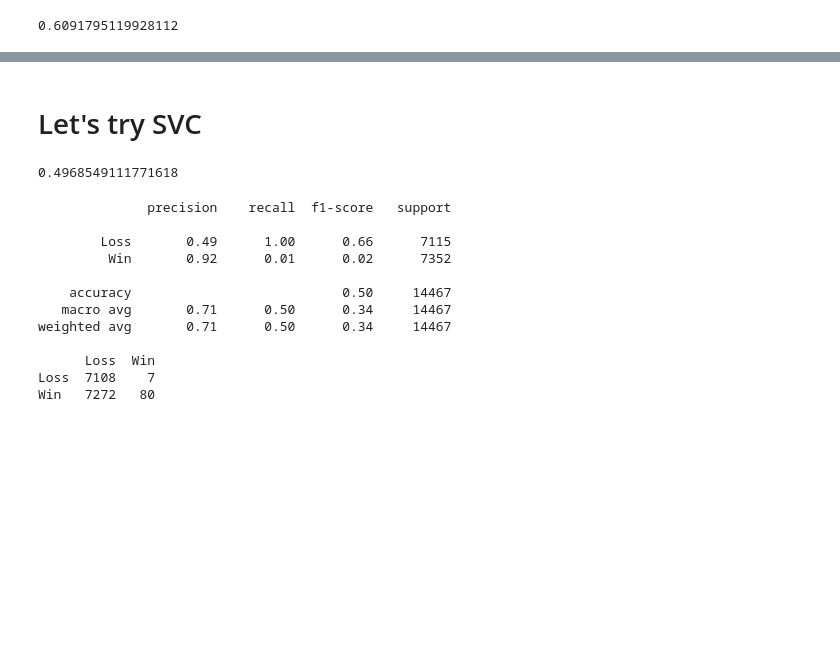
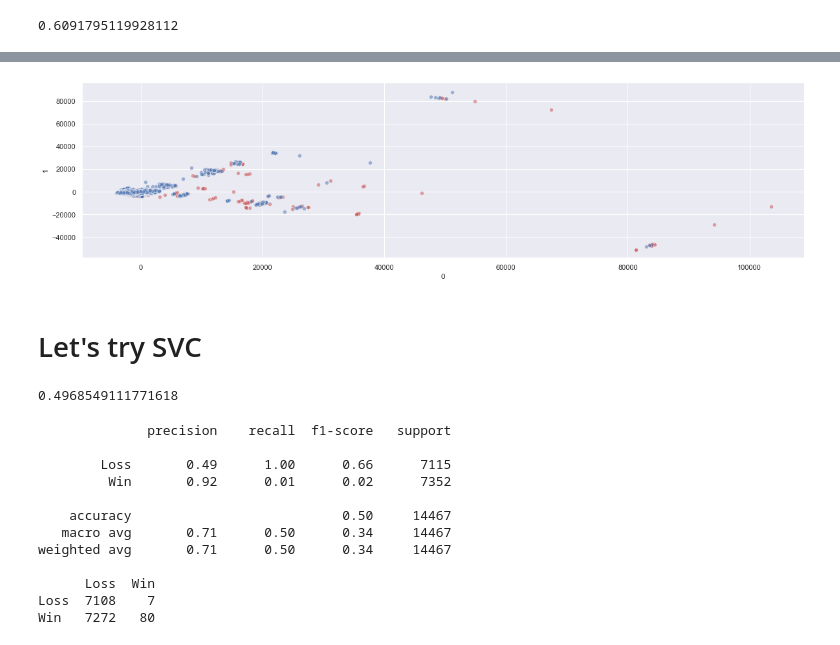
Before and after one commit to sv650s/atp-tennis-predictions, a Jupyter notebook: notebooks/5-atp_sklearn_classifier.ipynb, the cells around one changed output, grey strips where cells are left out. Saved outputs shown, nothing was run; the diff lists cells and outputs as text; code cells hidden in the pictures; blank space fills up the shorter version.

```diff
--- a/notebooks/5-atp_sklearn_classifier.ipynb
+++ b/notebooks/5-atp_sklearn_classifier.ipynb
@@ -78,20 +88,23 @@ def analyze_predictions(y_test, y_predict, y_predict_proba):
 from sklearn.preprocessing import MinMaxScaler
 
 
-
 def plot_2d(X_test, y_predict):
+    """
+    Use PCA to dimensionality reduction then plot win vs loses
+    :param: X_test - test features
+    :param: y_predict - predictions from model
+    """
 
     # normalize our data first before using PCA so weights are the same for all variables
     mms = MinMaxScaler()
     normalized_df = X_test.copy()
     for col in normalized_df.columns:
-        normalized_col = mms.fit_transform(normalized_df[col].values)
-        normalized_df[col] = normalized_col
+        normalized_col = mms.fit_transform([normalized_df[col].values])
+        normalized_df[col] = normalized_col[-1]
 
 
     # reduce X to 2D
     X_test_2d = pd.DataFrame(PCA(n_components=2).fit_transform(X_test))
-#     print(X_test_2d.head())
 
     # let's figure out which ones of these are predicted Wins
     wins = X_test_2d[y_predict == 1]
@@ -99,6 +112,6 @@ def plot_2d(X_test, y_predict):
     # entries that are predicted losses
     losses = X_test_2d[y_predict == 0]
 
-    f, a = plt.subplots(1, 1, figsize=(20,10))
+    f, a = plt.subplots(1, 1, figsize=(20,5))
     p = sns.scatterplot(x=0, y=1, data=losses, ax=a, color='r', alpha=0.5)
     p = sns.scatterplot(x=0, y=1, data=wins, ax=a, color='b', alpha=0.5)
@@ -114,7 +127,7 @@ features = features.drop([LABEL_COL], axis=1)
 X_train, X_test, y_train, y_test = \
         train_test_split(features, labels, random_state=RSTATE)
 knn = KNeighborsClassifier(n_jobs = N_JOBS).fit(X_train, y_train)
-y_predict = knn.predict(X_test)
+y_predict_knn = knn.predict(X_test)
 # %%
 knn.score(X_test, y_test)
 # %% [output]
@@ -175,0 +151,4 @@ Win   1379  5973
+# %%
+plot_2d(X_test, y_predict_knn)
+# %% [output]
+[figure, added]
```
Also changed, not shown: parts of 41 cells of this notebook, 9 other files.
